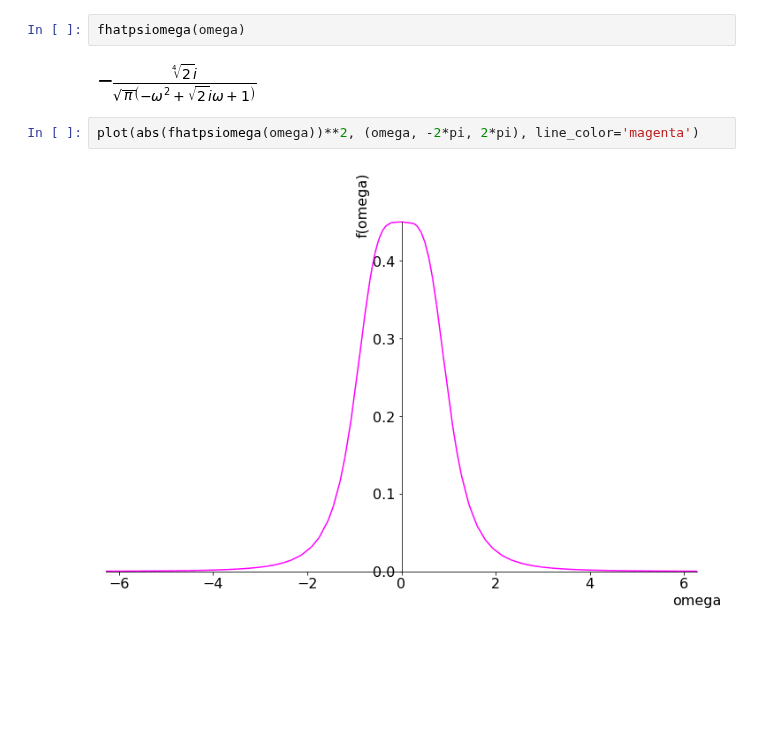
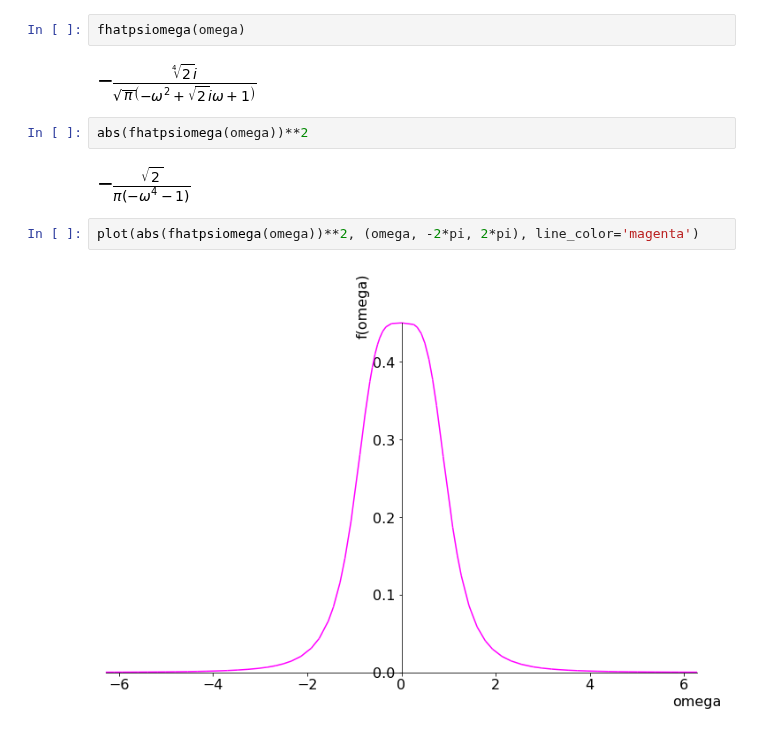
Before and after one commit to gderosa/timeq, a Jupyter notebook: comp/jupyter/detect.ipynb, the cells around one changed output. Drawn from its saved outputs; the diff is of its cells as text; blank space fills up the shorter version.

Commit message:
fhatpsi_omega_sqabs

```diff
--- a/comp/jupyter/detect.ipynb
+++ b/comp/jupyter/detect.ipynb
@@ -284,6 +284,10 @@ def fhatpsiomega(_omega):
 fhatpsiomega(omega)
 # %% [output]
 [figure]
+# %%
+abs(fhatpsiomega(omega))**2
+# %% [output]
+[figure, added]
 # %%
 plot(abs(fhatpsiomega(omega))**2, (omega, -2*pi, 2*pi), line_color='magenta')
 # %% [output]
```
Also changed, not shown: 1 other file.
